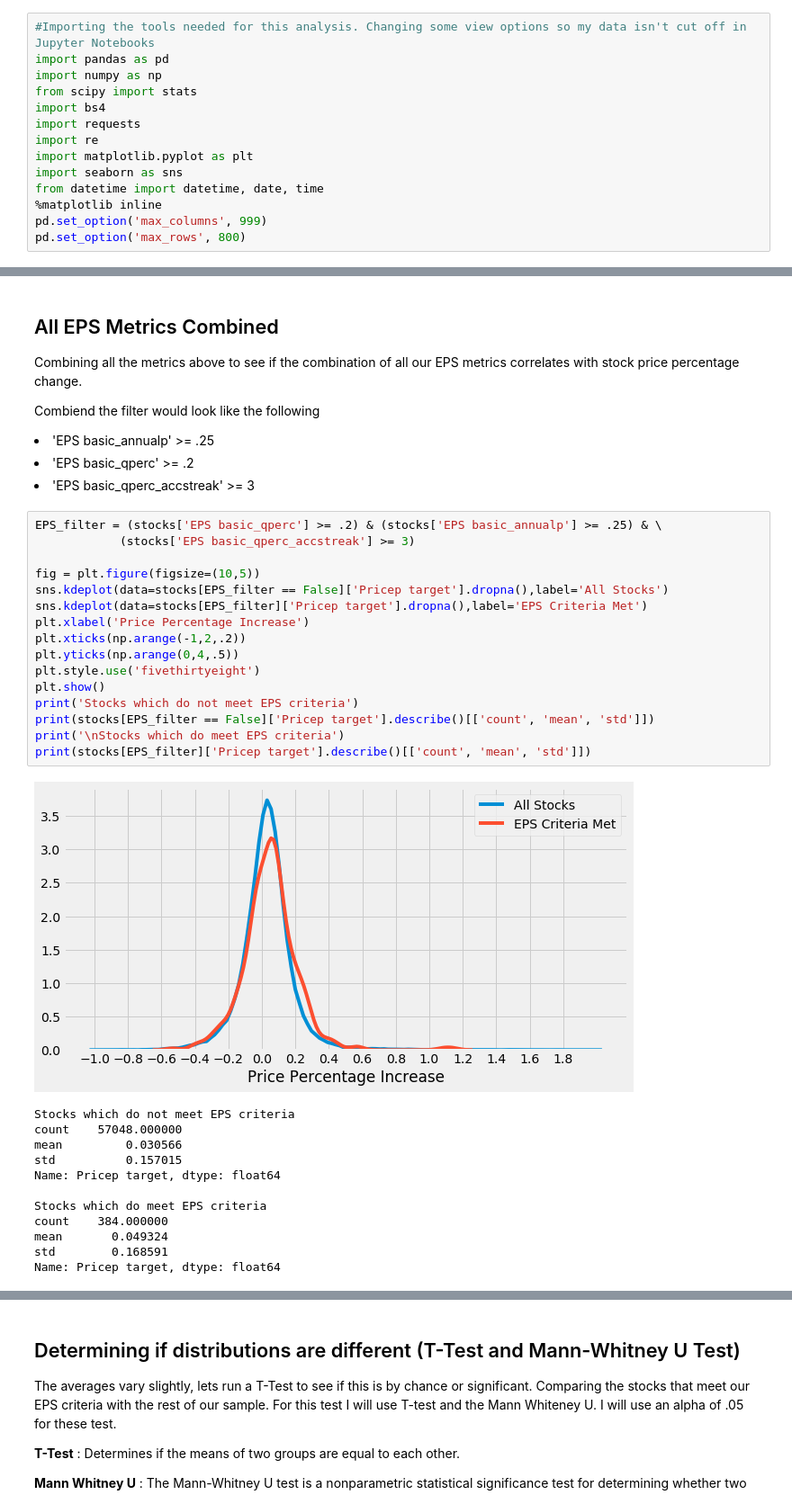
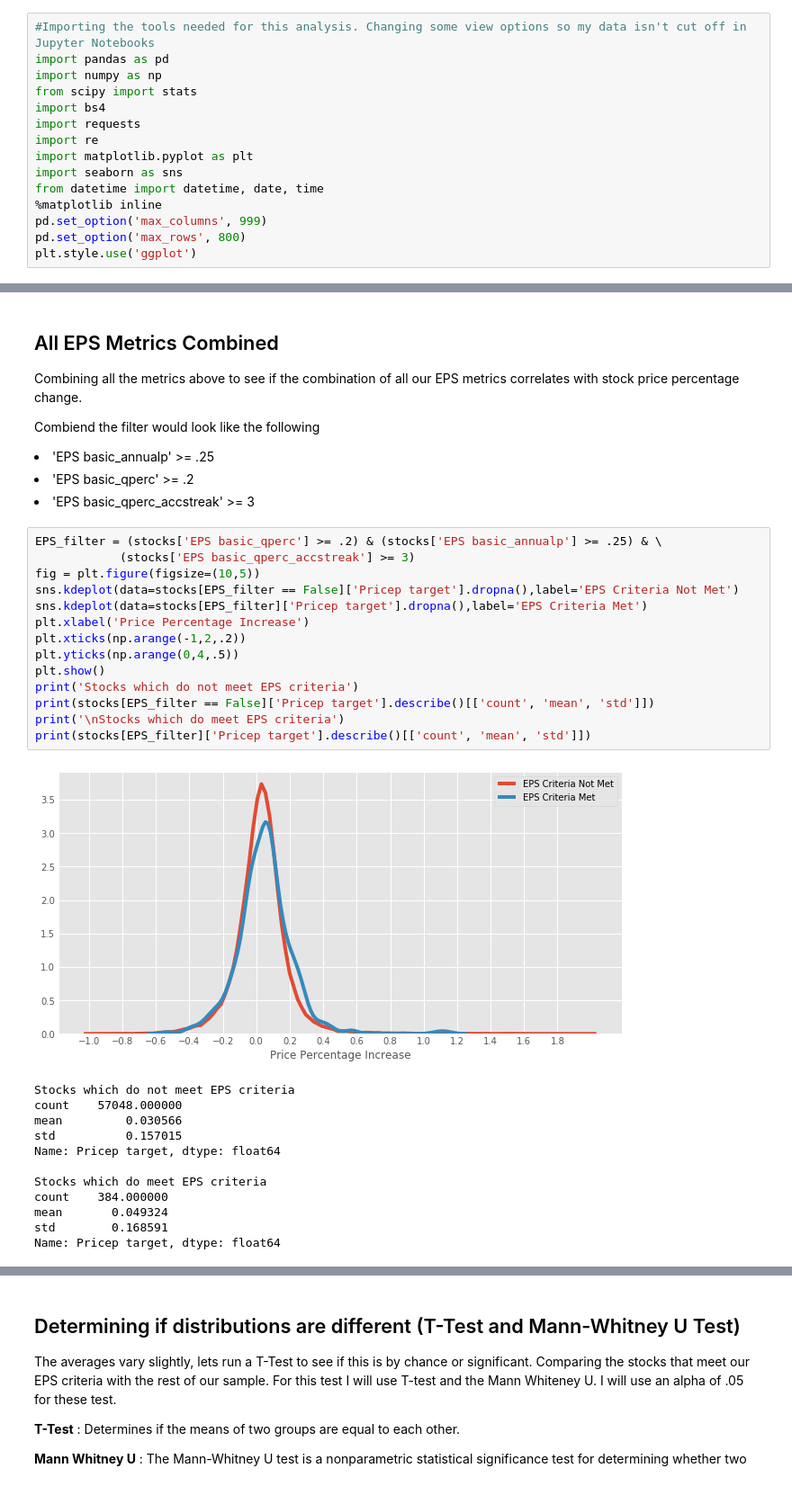
Before and after one commit to anorum/canslim, a Jupyter notebook: CAN SLIM.ipynb, the cells around one changed output, grey strips where cells are left out. Shown: that part at 90% size. Drawn from its saved outputs; the diff is of its cells as text.

```diff
--- a/CAN SLIM.ipynb
+++ b/CAN SLIM.ipynb
@@ -68,6 +68,7 @@ from datetime import datetime, date, time
 %matplotlib inline
 pd.set_option('max_columns', 999)
 pd.set_option('max_rows', 800)
+plt.style.use('ggplot')
 # %% [markdown]
 ## Importing Helpful Functions
 I wrote several functions to help with our analysis below.
@@ -488,21 +489,19 @@ Combiend the filter would look like the following
 # %%
 EPS_filter = (stocks['EPS basic_qperc'] >= .2) & (stocks['EPS basic_annualp'] >= .25) & \
             (stocks['EPS basic_qperc_accstreak'] >= 3)
-
 fig = plt.figure(figsize=(10,5))
-sns.kdeplot(data=stocks[EPS_filter == False]['Pricep target'].dropna(),label='All Stocks')
+sns.kdeplot(data=stocks[EPS_filter == False]['Pricep target'].dropna(),label='EPS Criteria Not Met')
 sns.kdeplot(data=stocks[EPS_filter]['Pricep target'].dropna(),label='EPS Criteria Met')
 plt.xlabel('Price Percentage Increase')
 plt.xticks(np.arange(-1,2,.2))
 plt.yticks(np.arange(0,4,.5))
-plt.style.use('fivethirtyeight')
 plt.show()
 print('Stocks which do not meet EPS criteria')
 print(stocks[EPS_filter == False]['Pricep target'].describe()[['count', 'mean', 'std']])
 print('\nStocks which do meet EPS criteria')
 print(stocks[EPS_filter]['Pricep target'].describe()[['count', 'mean', 'std']])
 # %% [output]
-[figure, old version]
+[figure, new version]
 Stocks which do not meet EPS criteria
 count    57048.000000
 mean         0.030566
```
Also changed, not shown: parts of 22 cells of this notebook, 1 other file.
